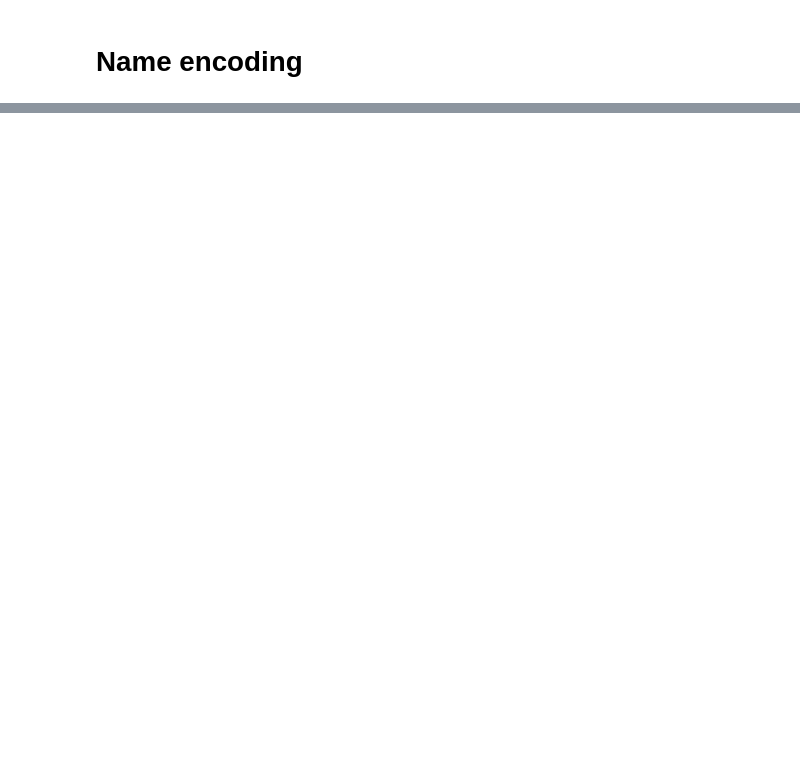
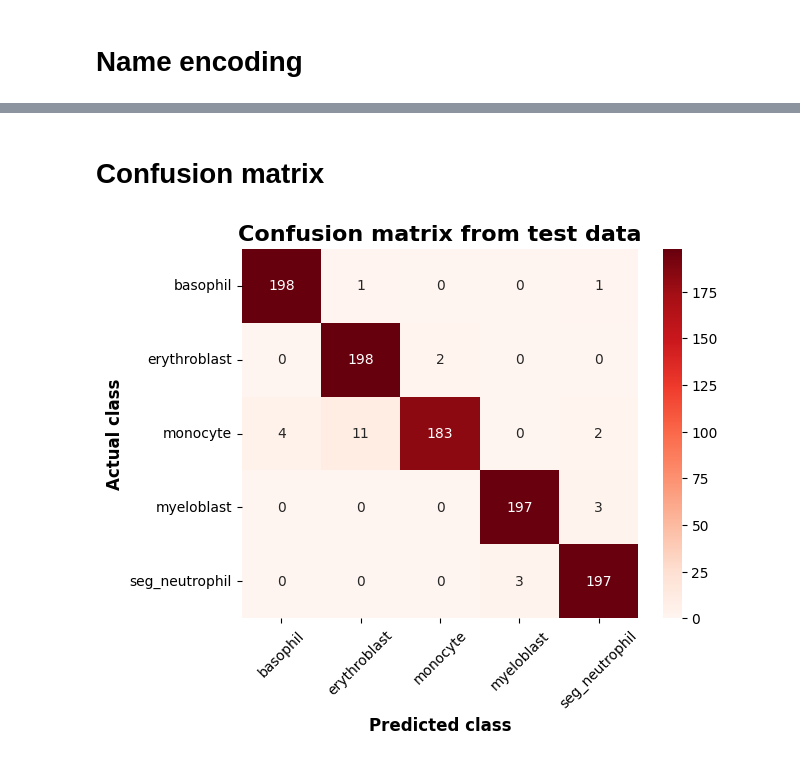
Before and after one commit to 1markmus/CNN-Blood-Cell-Images-for-Cancer-Detection, a Jupyter notebook: Blood images.ipynb, the cells around one changed output, grey strips where cells are left out. Drawn from its saved outputs; the diff is of its cells as text; code cells hidden in the pictures; blank space fills up the shorter version.

```diff
--- a/Blood images.ipynb
+++ b/Blood images.ipynb
@@ -109,0 +112,7 @@ print(names)
+# %%
+# Names mapped to labels in dictionary
+names = train_data.class_to_idx
+print(names)
+
+# Keys from dictionary to list
+keys = list(names.keys())
@@ -109,0 +326,20 @@ print(names)
+# %% [markdown]
+# Confusion matrix
+# %%
+# Create confusion matrix
+cm = confusion_matrix(true_labels, pred_labels)
+
+# Display confusion matrix
+sns.heatmap(cm, annot=True, cmap="Reds", fmt="0.0f")
+
+# Title
+plt.title("Confusion matrix from test data", fontweight = "bold", fontsize = 16)
+
+# Axis
+plt.xlabel("Predicted class", fontweight = "bold", fontsize = 12)
+plt.ylabel("Actual class", fontweight = "bold", fontsize = 12)
+plt.xticks(np.arange(5)+0.5, keys, rotation = 45)
+plt.yticks(np.arange(5)+0.5, keys, rotation = 0)
+plt.show()
+# %% [output]
+[figure, added]
```
Also changed, not shown: parts of 18 cells of this notebook.
